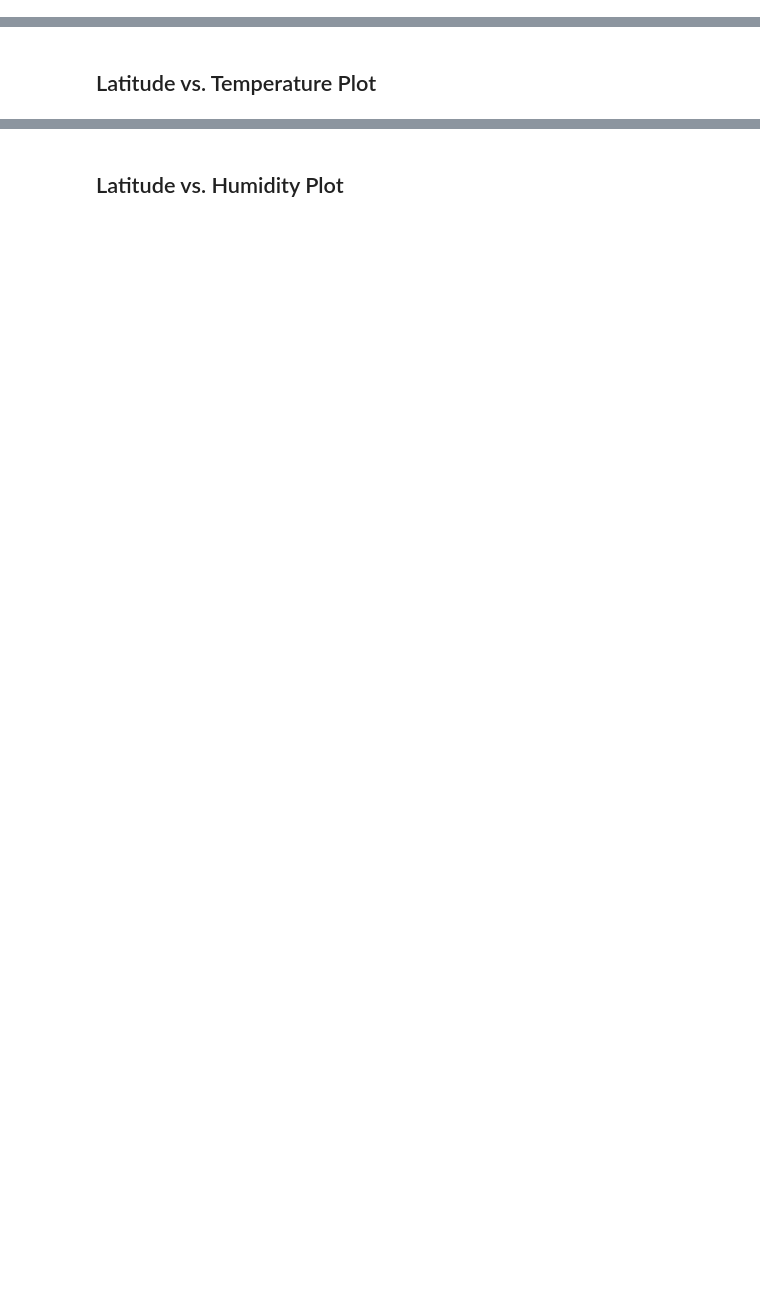
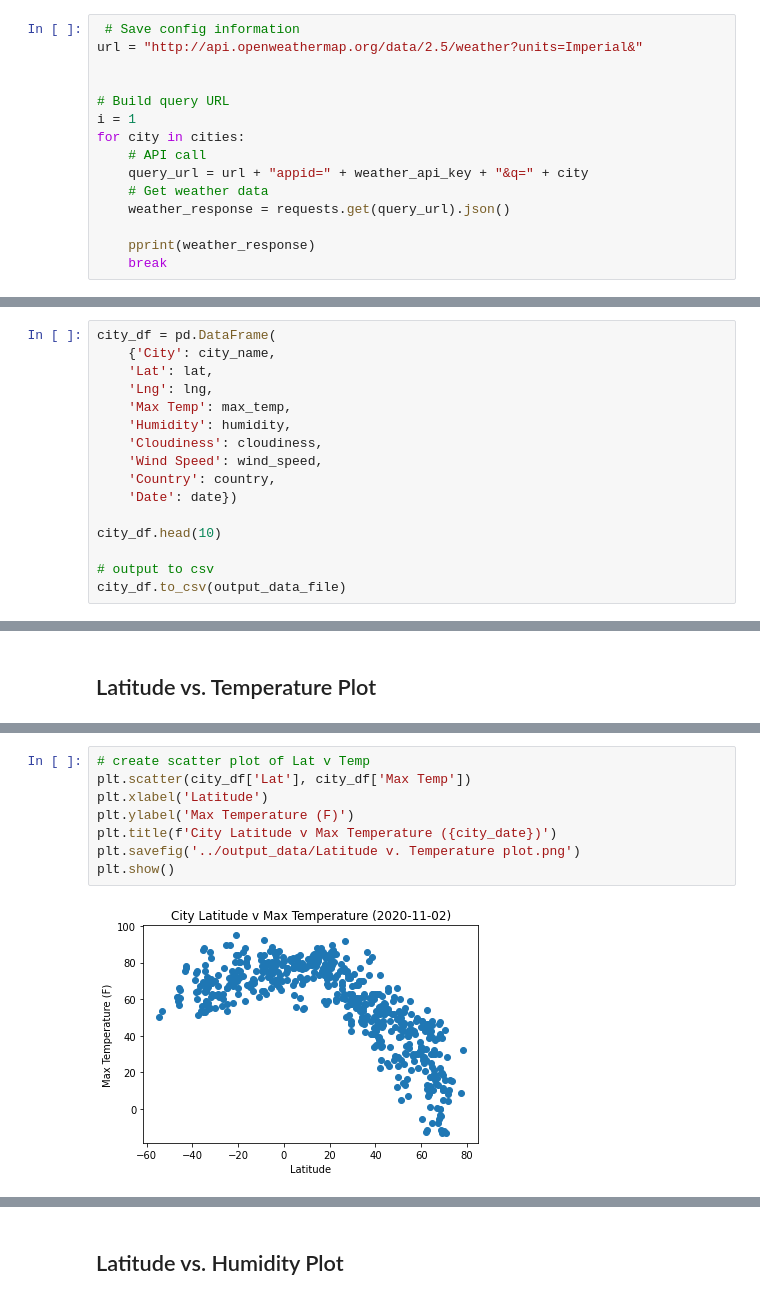
Before and after one commit to staceywai/python-api-challenge, a Jupyter notebook: WeatherPy/WeatherPy.ipynb, the cells around one changed output, grey strips where cells are left out. Cells and saved outputs as stored; diff of their text form; blank space fills up the shorter version.

```diff
--- a/WeatherPy/WeatherPy.ipynb
+++ b/WeatherPy/WeatherPy.ipynb
@@ -76,0 +58,15 @@ Data Retrieval Complete
+# %%
+ # Save config information
+url = "http://api.openweathermap.org/data/2.5/weather?units=Imperial&"
+
+
+# Build query URL
+i = 1
+for city in cities:
+    # API call
+    query_url = url + "appid=" + weather_api_key + "&q=" + city
+    # Get weather data
+    weather_response = requests.get(query_url).json()
+
+    pprint(weather_response)
+    break
@@ -100,3 +134,19 @@ Data Retrieval Complete
+# %%
+city_df = pd.DataFrame(
+    {'City': city_name,
+    'Lat': lat,
+    'Lng': lng,
+    'Max Temp': max_temp,
+    'Humidity': humidity,
+    'Cloudiness': cloudiness,
+    'Wind Speed': wind_speed,
+    'Country': country,
+    'Date': date})
+
+city_df.head(10)
+
+# output to csv
+city_df.to_csv(output_data_file)
 # %% [markdown]
 ## Inspect the data and remove the cities where the humidity > 100%.
 ----
@@ -137,0 +191,10 @@ Int64Index([], dtype='int64')
+# %%
+# create scatter plot of Lat v Temp
+plt.scatter(city_df['Lat'], city_df['Max Temp'])
+plt.xlabel('Latitude')
+plt.ylabel('Max Temperature (F)')
+plt.title(f'City Latitude v Max Temperature ({city_date})')
+plt.savefig('../output_data/Latitude v. Temperature plot.png')
+plt.show()
+# %% [output]
+[figure, added]
```
Also changed, not shown: parts of 49 cells of this notebook, 14 other files.
